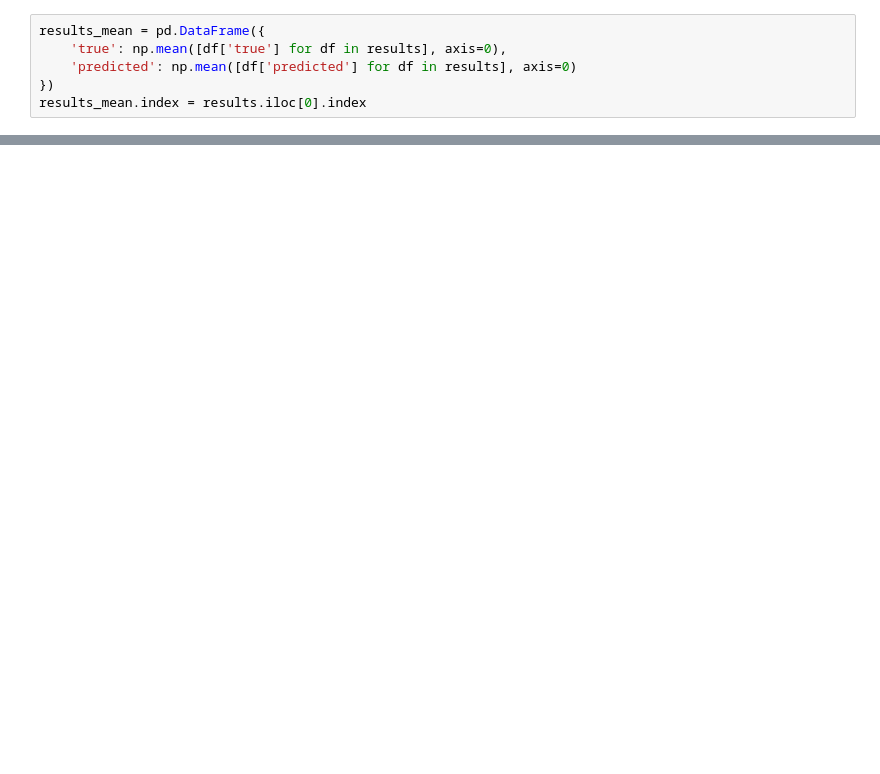
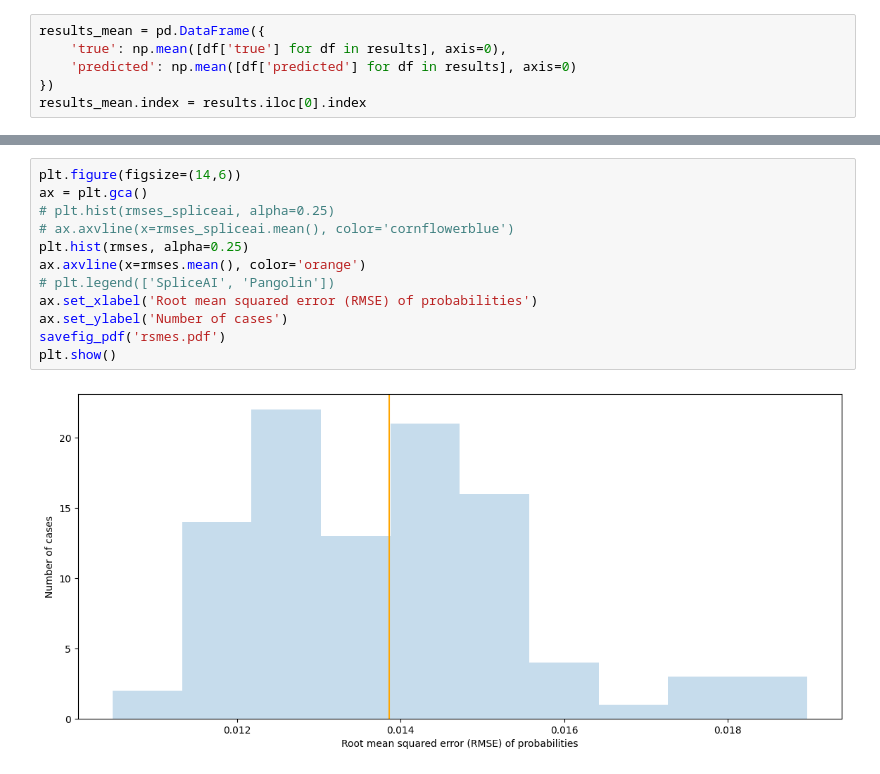
Before and after one commit to jannis-baum/hpi-hoai, a Jupyter notebook: evaluation.ipynb, the cells around one changed output, grey strips where cells are left out. Saved outputs shown, nothing was run; the diff lists cells and outputs as text; blank space fills up the shorter version.

```diff
--- a/evaluation.ipynb
+++ b/evaluation.ipynb
@@ -243,0 +264,14 @@ plt.show()
+# %%
+plt.figure(figsize=(14,6))
+ax = plt.gca()
+# plt.hist(rmses_spliceai, alpha=0.25)
+# ax.axvline(x=rmses_spliceai.mean(), color='cornflowerblue')
+plt.hist(rmses, alpha=0.25)
+ax.axvline(x=rmses.mean(), color='orange')
+# plt.legend(['SpliceAI', 'Pangolin'])
+ax.set_xlabel('Root mean squared error (RMSE) of probabilities')
+ax.set_ylabel('Number of cases')
+savefig_pdf('rsmes.pdf')
+plt.show()
+# %% [output]
+[figure, added]
```
Also changed, not shown: parts of 5 cells of this notebook.
